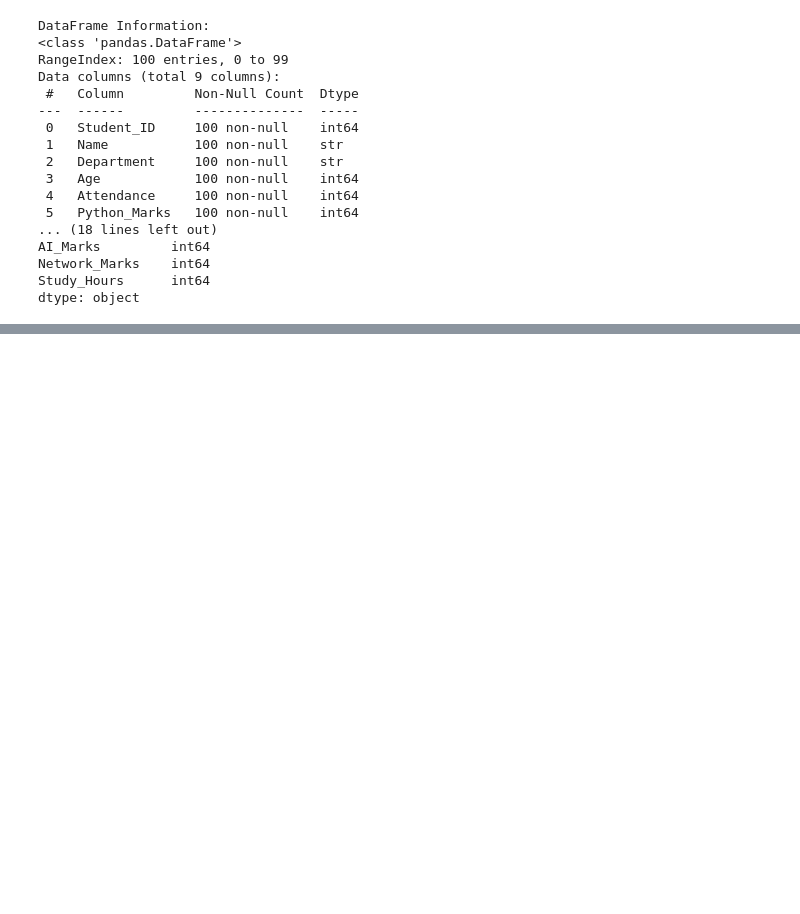
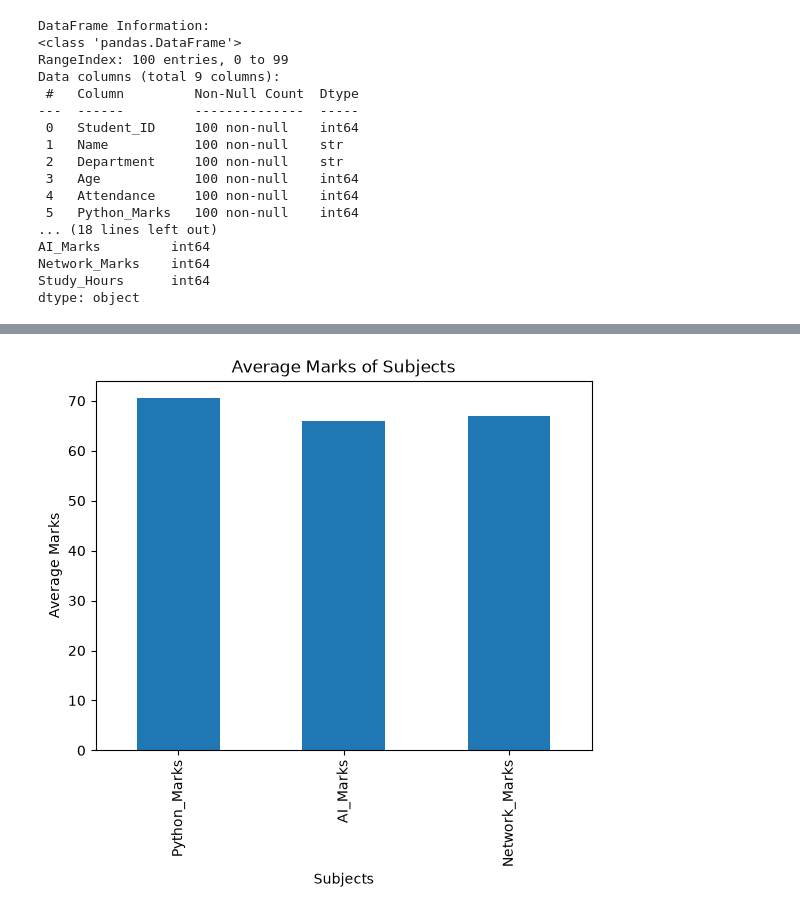
Before and after one commit to IgYaHiko/DS-lab, a Jupyter notebook: DS-lab/lab-5/lab-5.ipynb, the cells around one changed output, grey strips where cells are left out. Saved outputs shown, nothing was run; the diff lists cells and outputs as text; code cells hidden in the pictures; blank space fills up the shorter version.

```diff
--- a/DS-lab/lab-5/lab-5.ipynb
+++ b/DS-lab/lab-5/lab-5.ipynb
@@ -113,0 +326,12 @@ std      18.697753  19.118715      19.044581
+# %%
+# Q14. Bar Chart
+mean_marks = df[subjects].mean()
+
+plt.figure()
+mean_marks.plot(kind="bar")
+plt.title("Average Marks of Subjects")
+plt.xlabel("Subjects")
+plt.ylabel("Average Marks")
+plt.show()
+# %% [output]
+[figure, added]
```
Also changed, not shown: parts of 14 cells of this notebook.
